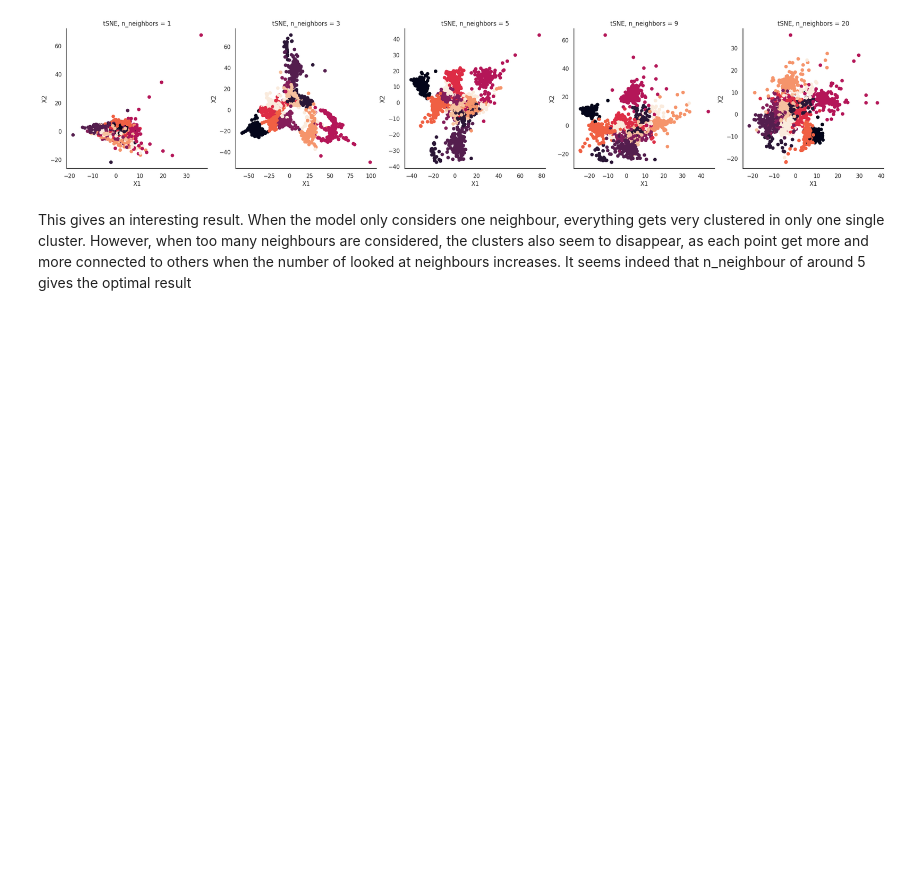
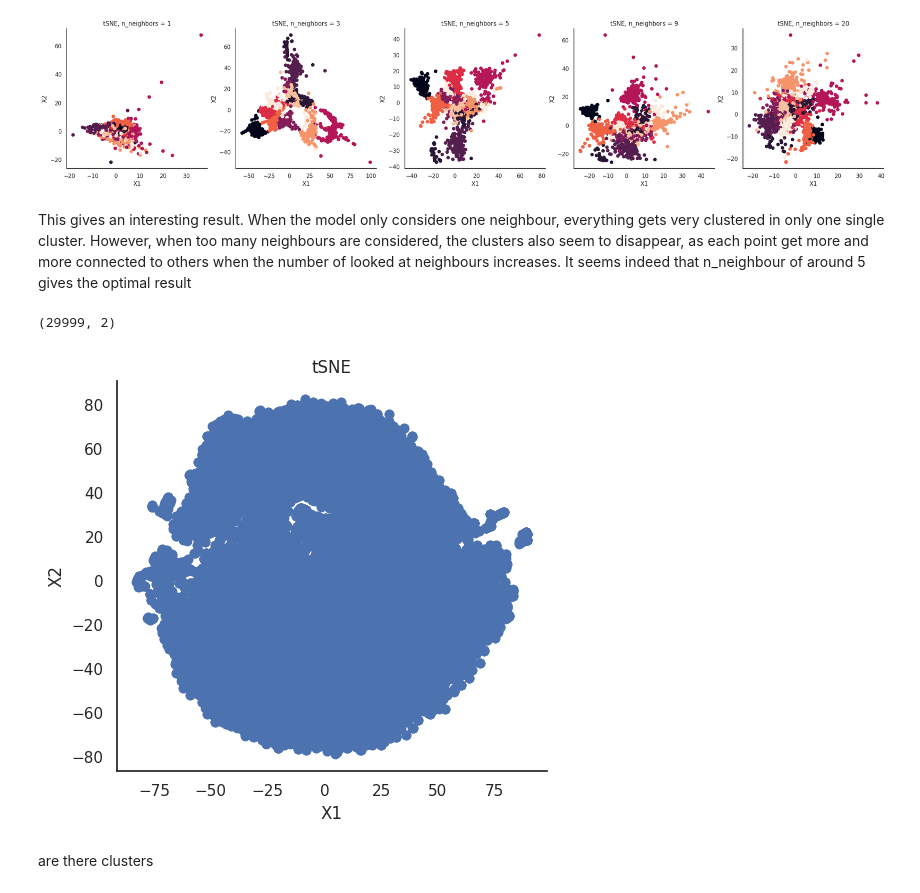
Before and after one commit to irenetiem/population-methods-IT, a Jupyter notebook: 03-dimensionality-reduction/exercises.ipynb, the cells around one changed output. Cells and saved outputs as stored; diff of their text form; code cells hidden in the pictures; blank space fills up the shorter version.

```diff
--- a/03-dimensionality-reduction/exercises.ipynb
+++ b/03-dimensionality-reduction/exercises.ipynb
@@ -404,22 +407,30 @@ X_iso = isomap.fit_transform(X)
+# %%
+X_tsne.shape
+# %% [output]
+(29999, 2)
 # %%
 # plot it
 plt.figure(figsize=(15,5))
-plt.subplot(1,3,1)
-plt.scatter(X_mds[:,0],X_mds[:,1],c=dataset.target)
-plt.title('MDS')
-plt.xlabel('X1')
-plt.ylabel('X2')
+# plt.subplot(1,3,1)
+# plt.scatter(X_mds[:,0],X_mds[:,1],c=dataset.target)
+# plt.title('MDS')
+# plt.xlabel('X1')
+# plt.ylabel('X2')
 
 plt.subplot(1,3,2)
-plt.scatter(X_tsne[:,0],X_tsne[:,1],c=dataset.target)
+plt.scatter(X_tsne[:,0],X_tsne[:,1], cmap='YlOrRd')#c=dataset.target)
 plt.title('tSNE')
 plt.xlabel('X1')
 plt.ylabel('X2')
 
-plt.subplot(1,3,3)
-plt.scatter(X_iso[:,0],X_iso[:,1],c=dataset.target)
-plt.title('Isomap')
-plt.xlabel('X1')
-plt.ylabel('X2')
+# plt.subplot(1,3,3)
+# plt.scatter(X_iso[:,0],X_iso[:,1],c=dataset.target)
+# plt.title('Isomap')
+# plt.xlabel('X1')
+# plt.ylabel('X2')
 
 plt.tight_layout()
+# %% [output]
+[figure, added]
+# %% [markdown]
+are there clusters
```
Also changed, not shown: parts of 4 cells of this notebook.
